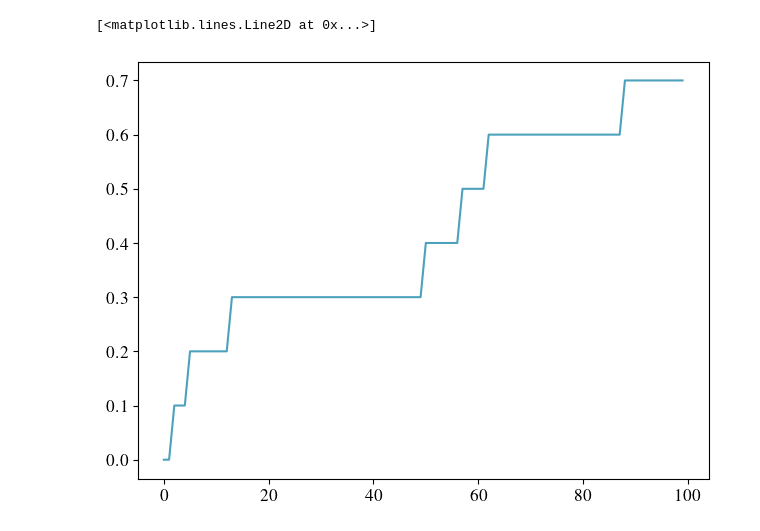
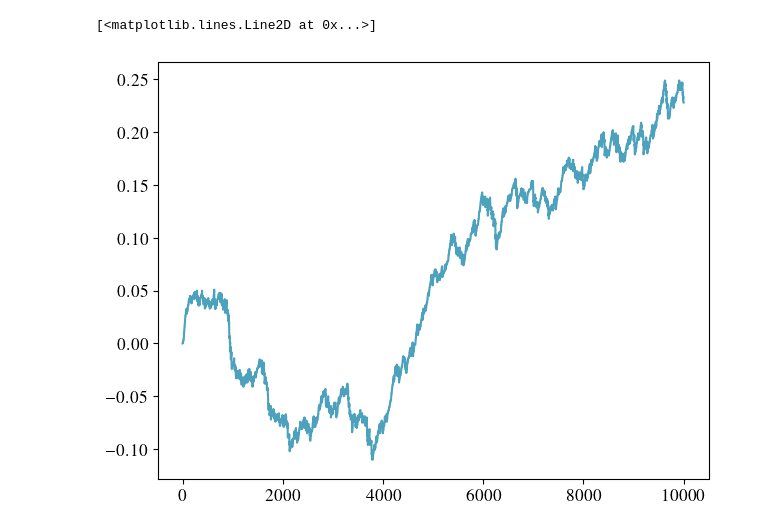
Before and after one commit to GabrielRemi/Sandpile, a Jupyter notebook: Code/sandpile_nd_test.ipynb, the cells around one changed output. Cells and saved outputs as stored; diff of their text form; code cells hidden in the pictures.

Commit message:
nd sandpiles working

```diff
--- a/Code/sandpile_nd_test.ipynb
+++ b/Code/sandpile_nd_test.ipynb
@@ -1,13 +1,16 @@
 # %%
 import numpy as np
 import matplotlib.pyplot as plt
+from IPython.core.inputtransformer import assign_from_system
 
 from Code.sandpile import check_create_avalanche
-from sandpile import SandpileND
+from sandpile import *
 
-system = SandpileND(1, 10)
-system(100)
-plt.plot(range(100), system.average_slopes)
+TIME_STEPS = 10_000
+N = 10
+system = SandpileND(3, N, 4)
+system(TIME_STEPS)
+plt.plot(range(TIME_STEPS), system.average_slopes)
 # %% [output]
 [<matplotlib.lines.Line2D at 0x...>]
-[figure, old version]
+[figure, new version]
```
Also changed, not shown: parts of 3 cells of this notebook, 2 other files.
